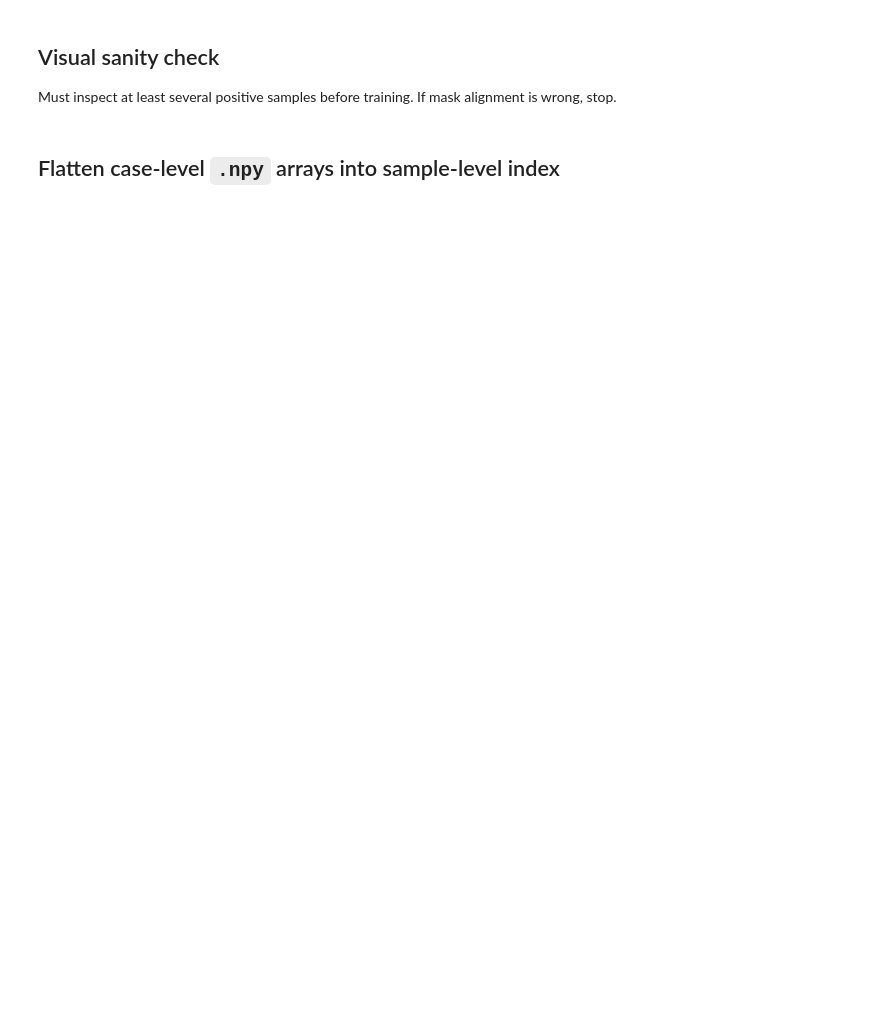
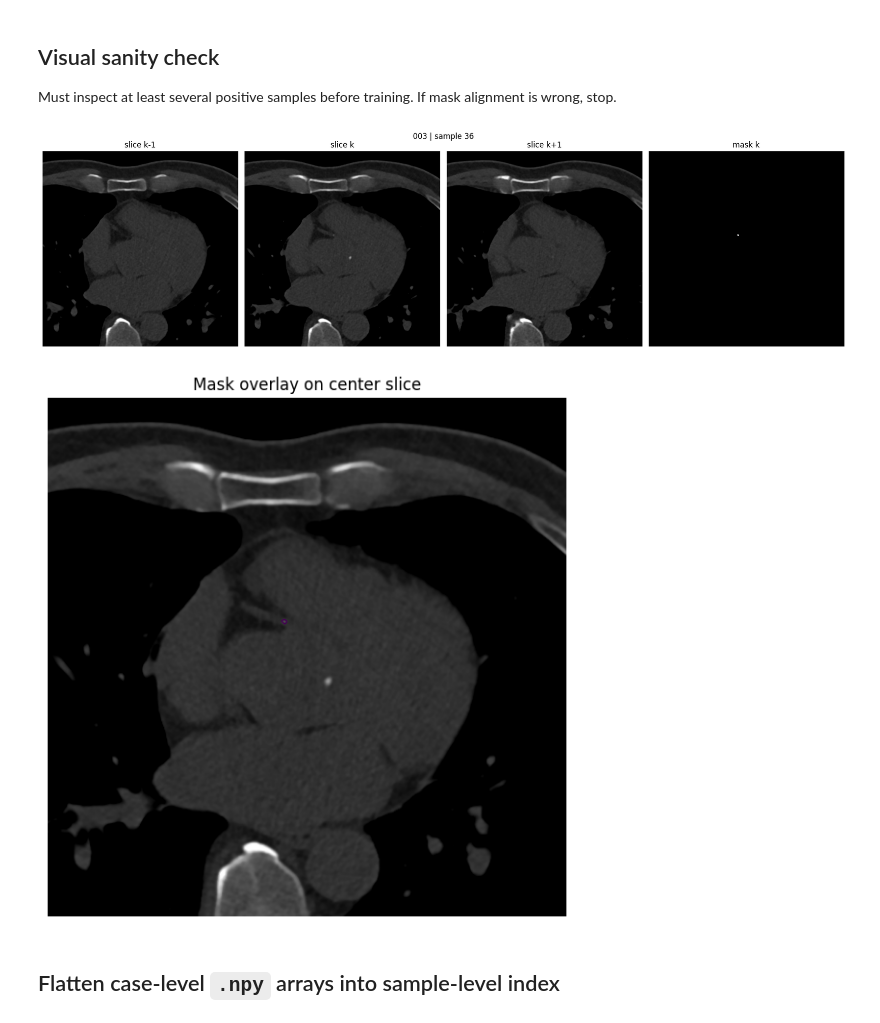
Before and after one commit to AIO-Conquer-3-AI-for-Medical/coronary-calcification-segmentation, a Jupyter notebook: pipeline.ipynb, the cells around one changed output. Saved outputs shown, nothing was run; the diff lists cells and outputs as text; code cells hidden in the pictures; blank space fills up the shorter version.

```diff
--- a/pipeline.ipynb
+++ b/pipeline.ipynb
@@ -23,23 +86,27 @@ Device: cuda
 # %%
 @dataclass
 class CFG:
-    DATA_ROOT: Path = Path()
-    INPUT_DIRNAME: str = "inputs"
-    MASK_DIRNAME: str = "masks"
-    SPLIT_CSV: str = ""
+    DATA_ROOT: Path = DATA_ROOT
+    INPUT_DIRNAME: Path = IMAGE_DIR
+    MASK_DIRNAME: Path = MASK_DIR
+    SPLIT_CSV: str = "case_splits.csv"
 
     BATCH_SIZE: int = 8
     NUM_WORKERS: int = 0
     PIN_MEMORY: bool = torch.cuda.is_available()
 
     SEED: int = 30
-    EPOCHS: int = 30
+    EPOCHS: int = 10
     LR: float = 1e-4
     WEIGHT_DECAY: float = 1e-5
     MASK_THRESHOLD: float = 0.5
 
 cfg = CFG()
 
-INPUT_DIR = cfg.DATA_ROOT / cfg.INPUT_DIRNAME
-MASK_DIR = cfg.DATA_ROOT / cfg.MASK_DIRNAME
+INPUT_DIR = cfg.INPUT_DIRNAME
+MASK_DIR = cfg.MASK_DIRNAME
 SPLIT_PATH = cfg.DATA_ROOT / cfg.SPLIT_CSV
+
+print("Input dir:", INPUT_DIR)
+print("Mask dir:", MASK_DIR)
+print("Split CSV:", SPLIT_PATH)
@@ -79,12 +167,15 @@ splits_df.head()
 # %%
-def case_path(case_id: str, folder: Path) -> Path:
-    return folder / f"{case_id}.npy"
+def input_path_for(case_id: str) -> Path:
+    return INPUT_DIR / f"{case_id}.npy"
+
+def mask_path_for(case_id: str) -> Path:
+    return MASK_DIR / f"{case_id}.npy"
 
 manifest = []
 for _, row in splits_df.iterrows():
-    case_id = row["case_id"]
-    input_path = case_path(case_id, INPUT_DIR)
-    mask_path = case_path(case_id, MASK_DIR)
+    case_id = f"{int(row['case_id']):03d}"
+    input_path = input_path_for(case_id)
+    mask_path = mask_path_for(case_id)
 
     manifest.append({
         "case_id": case_id,
@@ -166,39 +279,42 @@ def load_positive_sample(case_id: str):
     x = np.load(row["input_path"], mmap_mode="r")
     y = np.load(row["mask_path"], mmap_mode="r")
 
-    positive_idx = np.where(np.sum(y > 0, axis=(1,2,3)) > 0)[0]
+    positive_idx = np.where(np.sum(y > 0, axis=(1, 2, 3)) > 0)[0]
     if len(positive_idx) == 0:
         return None
 
     idx = int(positive_idx[0])
     return np.array(x[idx]), np.array(y[idx]), idx
 
 positive_cases = case_stats_df[case_stats_df["positive_samples"] > 0]["case_id"].tolist()
-assert positive_cases, "No positive masks found."
+assert positive_cases, "No positive_masks found."
 
 case_id = positive_cases[0]
 x_sample, y_sample, sample_idx = load_positive_sample(case_id)
 
 fig, axes = plt.subplots(1, 4, figsize=(18, 5))
 for i, title in enumerate(["slice k-1", "slice k", "slice k+1"]):
     axes[i].imshow(x_sample[i], cmap="gray")
     axes[i].set_title(title)
     axes[i].axis("off")
 
 axes[3].imshow(y_sample[0], cmap="gray")
 axes[3].set_title("mask k")
 axes[3].axis("off")
 plt.suptitle(f"{case_id} | sample {sample_idx}")
 plt.tight_layout()
 plt.show()
 
 plt.figure(figsize=(7, 7))
 plt.imshow(x_sample[1], cmap="gray")
 if y_sample[0].max() > 0:
     plt.contour(y_sample[0], levels=[0.5], linewidths=1)
 plt.title("Mask overlay on center slice")
 plt.axis("off")
 plt.show()
+# %% [output]
+[figure, added]
+[figure, added]
 # %% [markdown]
 ## Flatten case-level `.npy` arrays into sample-level index
 # %%
```
Also changed, not shown: parts of 32 cells of this notebook, 6 other files.
